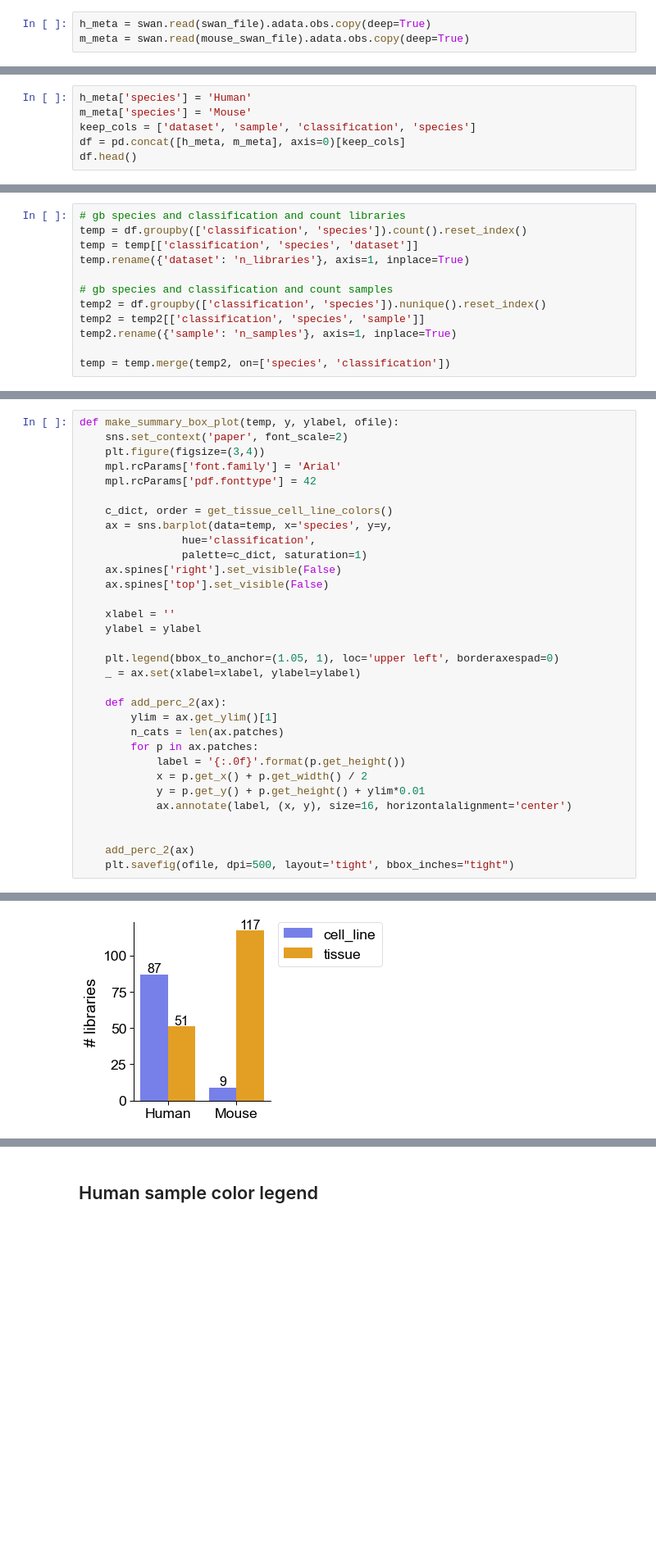
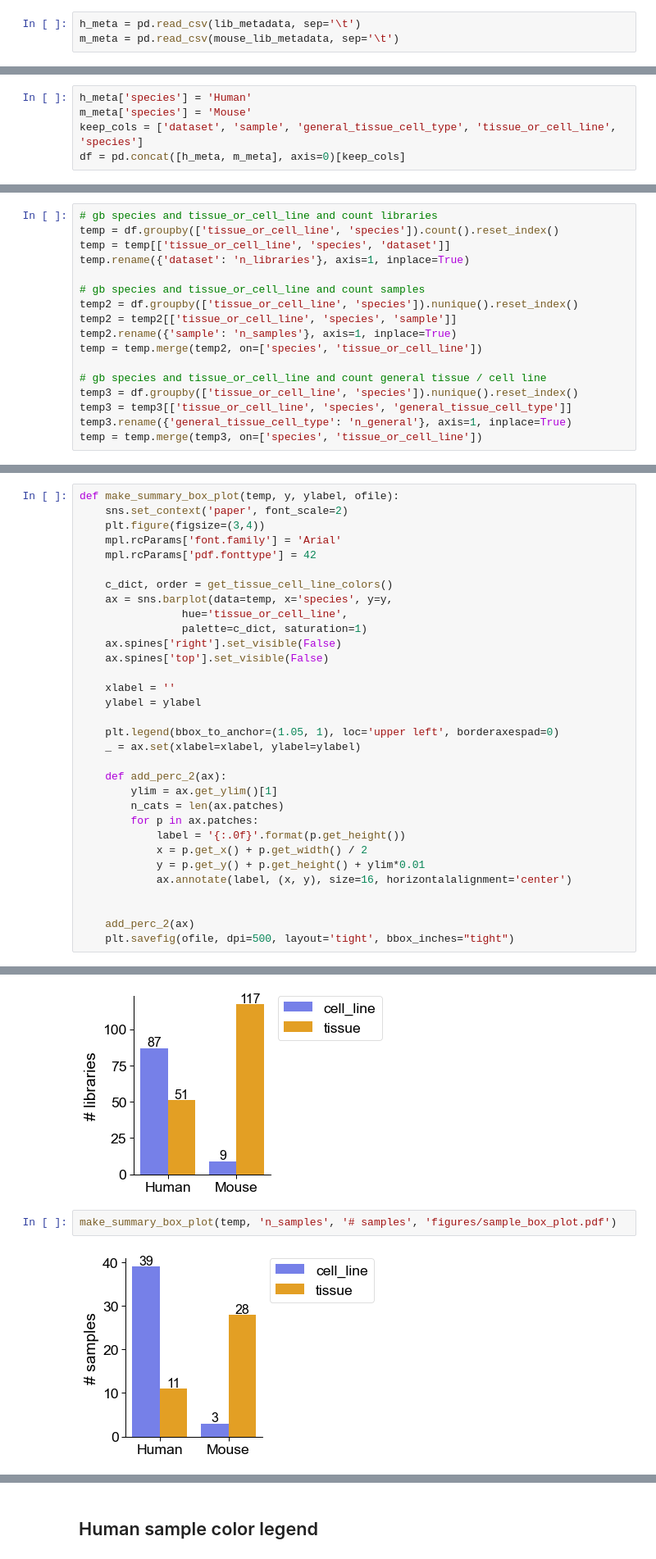
Before and after one commit to fairliereese/rnawg, a Jupyter notebook: figures/fig_s1_overview/fig_s1.ipynb, the cells around one changed output, grey strips where cells are left out. Shown at 82% size. Drawn from its saved outputs; the diff is of its cells as text; blank space fills up the shorter version.

```diff
--- a/figures/fig_s1_overview/fig_s1.ipynb
+++ b/figures/fig_s1_overview/fig_s1.ipynb
@@ -28,5 +33,5 @@ mouse_swan_file = '../../mouse/lr_bulk/swan/swan.p'
 # %% [markdown]
 ## Box plots for number of libraries, samples, and tissues / cell types
 # %%
-h_meta = swan.read(swan_file).adata.obs.copy(deep=True)
-m_meta = swan.read(mouse_swan_file).adata.obs.copy(deep=True)
+h_meta = pd.read_csv(lib_metadata, sep='\t')
+m_meta = pd.read_csv(mouse_lib_metadata, sep='\t')
@@ -36,6 +38,5 @@ Read in graph from ../../mouse/lr_bulk/swan/swan.p
 # %%
 h_meta['species'] = 'Human'
 m_meta['species'] = 'Mouse'
-keep_cols = ['dataset', 'sample', 'classification', 'species']
+keep_cols = ['dataset', 'sample', 'general_tissue_cell_type', 'tissue_or_cell_line', 'species']
 df = pd.concat([h_meta, m_meta], axis=0)[keep_cols]
-df.head()
@@ -50,12 +43,17 @@ df.head()
 # %%
-# gb species and classification and count libraries
-temp = df.groupby(['classification', 'species']).count().reset_index()
-temp = temp[['classification', 'species', 'dataset']]
+# gb species and tissue_or_cell_line and count libraries
+temp = df.groupby(['tissue_or_cell_line', 'species']).count().reset_index()
+temp = temp[['tissue_or_cell_line', 'species', 'dataset']]
 temp.rename({'dataset': 'n_libraries'}, axis=1, inplace=True)
 
-# gb species and classification and count samples
-temp2 = df.groupby(['classification', 'species']).nunique().reset_index()
-temp2 = temp2[['classification', 'species', 'sample']]
+# gb species and tissue_or_cell_line and count samples
+temp2 = df.groupby(['tissue_or_cell_line', 'species']).nunique().reset_index()
+temp2 = temp2[['tissue_or_cell_line', 'species', 'sample']]
 temp2.rename({'sample': 'n_samples'}, axis=1, inplace=True)
+temp = temp.merge(temp2, on=['species', 'tissue_or_cell_line'])
 
-temp = temp.merge(temp2, on=['species', 'classification'])
+# gb species and tissue_or_cell_line and count general tissue / cell line
+temp3 = df.groupby(['tissue_or_cell_line', 'species']).nunique().reset_index()
+temp3 = temp3[['tissue_or_cell_line', 'species', 'general_tissue_cell_type']]
+temp3.rename({'general_tissue_cell_type': 'n_general'}, axis=1, inplace=True)
+temp = temp.merge(temp3, on=['species', 'tissue_or_cell_line'])
@@ -68,7 +74,7 @@ def make_summary_box_plot(temp, y, ylabel, ofile):
 
     c_dict, order = get_tissue_cell_line_colors()
     ax = sns.barplot(data=temp, x='species', y=y,
-                hue='classification',
+                hue='tissue_or_cell_line',
                 palette=c_dict, saturation=1)
     ax.spines['right'].set_visible(False)
     ax.spines['top'].set_visible(False)
@@ -95,3 +101,7 @@ def make_summary_box_plot(temp, y, ylabel, ofile):
 make_summary_box_plot(temp, 'n_libraries', '# libraries', 'figures/library_box_plot.pdf')
 # %% [output]
 [figure]
+# %%
+make_summary_box_plot(temp, 'n_samples', '# samples', 'figures/sample_box_plot.pdf')
+# %% [output]
+[figure, added]
```
Also changed, not shown: parts of 19 cells of this notebook, 14 other files.
